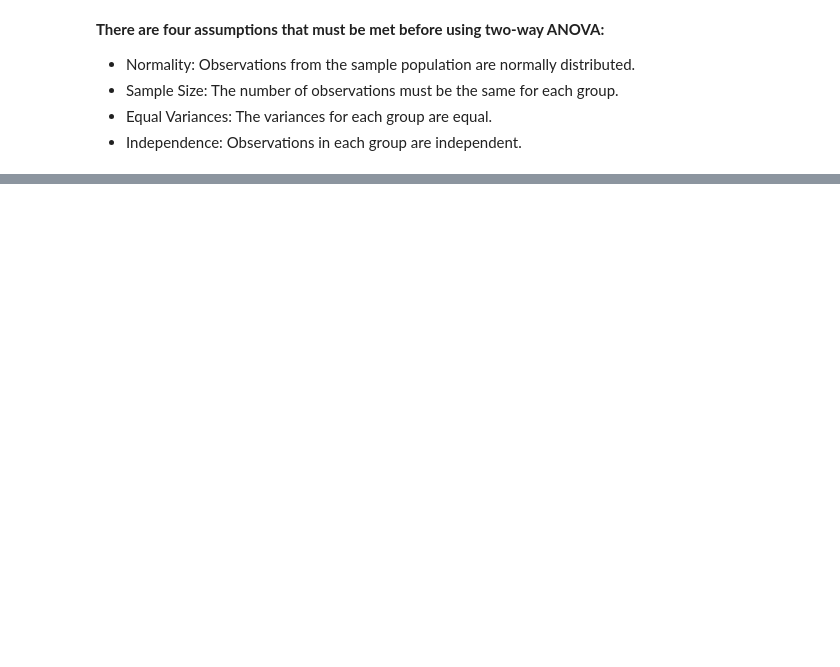
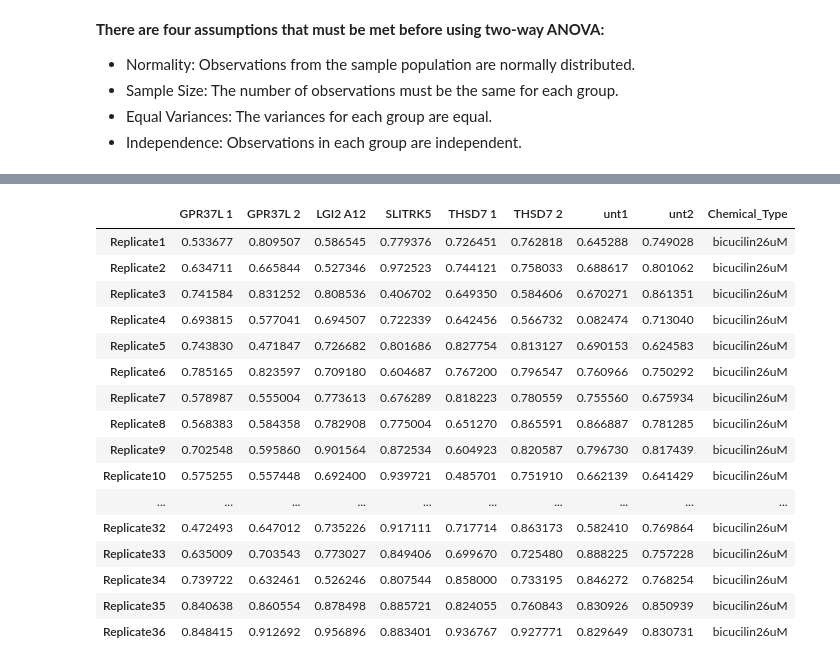
Before and after one commit to poojaparameswaran99/MEA_analysis, a Jupyter notebook: two_way_ANOVA_test.ipynb, the cells around one changed output, grey strips where cells are left out. Cells and saved outputs as stored; diff of their text form; code cells hidden in the pictures; blank space fills up the shorter version.

```diff
--- a/two_way_ANOVA_test.ipynb
+++ b/two_way_ANOVA_test.ipynb
@@ -200,0 +151,32 @@ Index(['GPR37L 1', 'GPR37L 2', 'LGI2 A12', 'SLITRK5', 'THSD7 1', 'THSD7 2',
+# %%
+def rename_row_names(experiment_df):
+    # 'Unnamed: 0' is a column
+    experiment_df = experiment_df.reset_index()
+    experiment_df = experiment_df.drop(columns="Unnamed: 0", errors="ignore")
+    experiment_df.index = ["Replicate{}".format(i+1) for i in range(len(experiment_df))]
+    return experiment_df
+
+basal_dict = {key: rename_row_names(df) for key, df in basal_dictmessy.items()}
+bicu2uM_dict = {key: rename_row_names(df) for key, df in bicu2uM_dictmessy.items()}
+bicu6uM_dict = {key: rename_row_names(df) for key, df in bicu6uM_dictmessy.items()}
+bicu26uM_dict = {key: rename_row_names(df) for key, df in bicu26uM_dictmessy.items()}
+
+bicu26uM_dict['Area Under Normalized Cross-Correlation']
+# %% [output]
+|  | GPR37L 1 | GPR37L 2 | LGI2 A12 | SLITRK5 | THSD7 1 | THSD7 2 | unt1 | unt2 | Chemical_Type |
+| Replicate1 | 0.533677 | 0.809507 | 0.586545 | 0.779376 | 0.726451 | 0.762818 | 0.645288 | 0.749028 | bicucilin26uM |
+| Replicate2 | 0.634711 | 0.665844 | 0.527346 | 0.972523 | 0.744121 | 0.758033 | 0.688617 | 0.801062 | bicucilin26uM |
+| Replicate3 | 0.741584 | 0.831252 | 0.808536 | 0.406702 | 0.649350 | 0.584606 | 0.670271 | 0.861351 | bicucilin26uM |
+| Replicate4 | 0.693815 | 0.577041 | 0.694507 | 0.722339 | 0.642456 | 0.566732 | 0.082474 | 0.713040 | bicucilin26uM |
+| Replicate5 | 0.743830 | 0.471847 | 0.726682 | 0.801686 | 0.827754 | 0.813127 | 0.690153 | 0.624583 | bicucilin26uM |
+| Replicate6 | 0.785165 | 0.823597 | 0.709180 | 0.604687 | 0.767200 | 0.796547 | 0.760966 | 0.750292 | bicucilin26uM |
+| Replicate7 | 0.578987 | 0.555004 | 0.773613 | 0.676289 | 0.818223 | 0.780559 | 0.755560 | 0.675934 | bicucilin26uM |
+| Replicate8 | 0.568383 | 0.584358 | 0.782908 | 0.775004 | 0.651270 | 0.865591 | 0.866887 | 0.781285 | bicucilin26uM |
+| Replicate9 | 0.702548 | 0.595860 | 0.901564 | 0.872534 | 0.604923 | 0.820587 | 0.796730 | 0.817439 | bicucilin26uM |
+| Replicate10 | 0.575255 | 0.557448 | 0.692400 | 0.939721 | 0.485701 | 0.751910 | 0.662139 | 0.641429 | bicucilin26uM |
+| ... | ... | ... | ... | ... | ... | ... | ... | ... | ... |
+| Replicate32 | 0.472493 | 0.647012 | 0.735226 | 0.917111 | 0.717714 | 0.863173 | 0.582410 | 0.769864 | bicucilin26uM |
+| Replicate33 | 0.635009 | 0.703543 | 0.773027 | 0.849406 | 0.699670 | 0.725480 | 0.888225 | 0.757228 | bicucilin26uM |
+| Replicate34 | 0.739722 | 0.632461 | 0.526246 | 0.807544 | 0.858000 | 0.733195 | 0.846272 | 0.768254 | bicucilin26uM |
+| Replicate35 | 0.840638 | 0.860554 | 0.878498 | 0.885721 | 0.824055 | 0.760843 | 0.830926 | 0.850939 | bicucilin26uM |
+| Replicate36 | 0.848415 | 0.912692 | 0.956896 | 0.883401 | 0.936767 | 0.927771 | 0.829649 | 0.830731 | bicucilin26uM |
```
Also changed, not shown: parts of 15 cells of this notebook.
